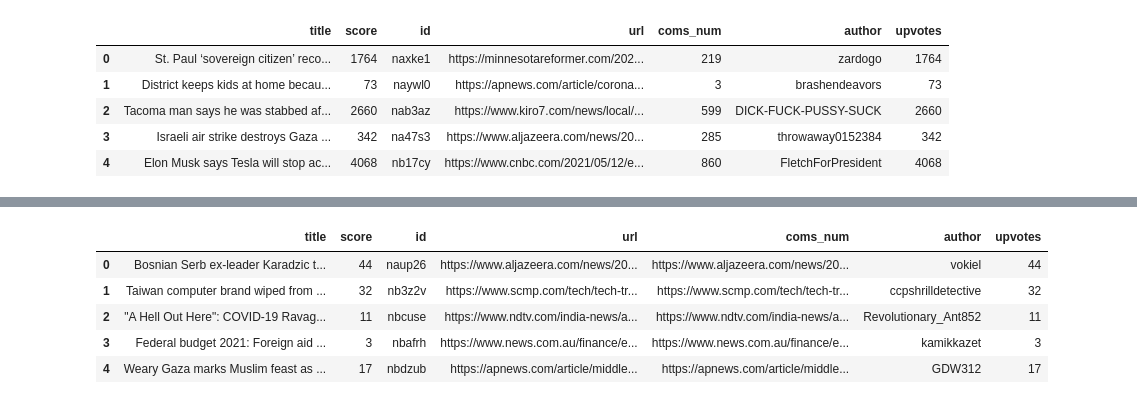
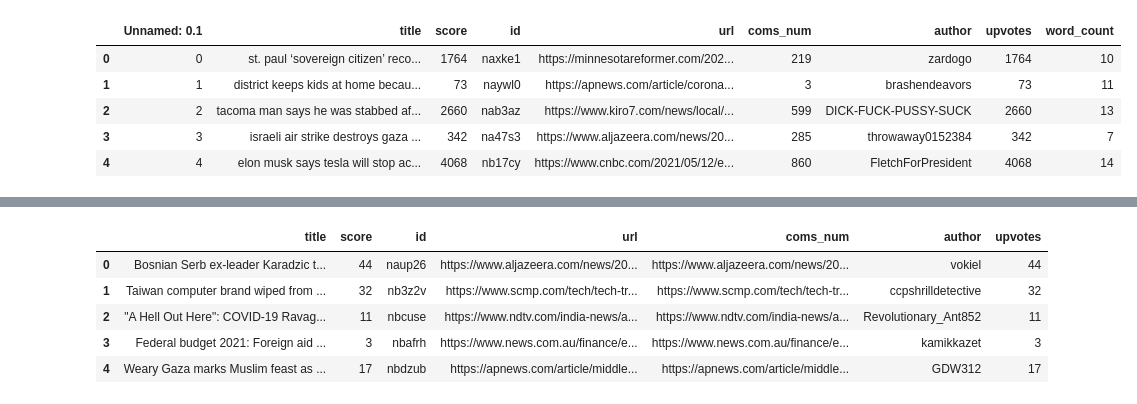
Before and after one commit to evan-dimartinis/447-Project, a Jupyter notebook: exploratory.ipynb, the cells around one changed output, grey strips where cells are left out. Cells and saved outputs as stored; diff of their text form; code cells hidden in the pictures.

```diff
--- a/exploratory.ipynb
+++ b/exploratory.ipynb
@@ -10,15 +10,15 @@ from nltk.corpus import stopwords
 from nltk.stem import WordNetLemmatizer
 import seaborn as sns
 # %%
-US_df = pd.read_csv("US2021.csv", index_col=0)
+US_df = pd.read_csv("cleaned_US2021.csv", index_col=0)
 US_df.head()
 # %% [output]
-|  | title | score | id | url | coms_num | author | upvotes |
-| 0 | St. Paul ‘sovereign citizen’ reco... | 1764 | naxke1 | https://minnesotareformer.com/202... | 219 | zardogo | 1764 |
-| 1 | District keeps kids at home becau... | 73 | naywl0 | https://apnews.com/article/corona... | 3 | brashendeavors | 73 |
-| 2 | Tacoma man says he was stabbed af... | 2660 | nab3az | https://www.kiro7.com/news/local/... | 599 | DICK-FUCK-PUSSY-SUCK | 2660 |
-| 3 | Israeli air strike destroys Gaza ... | 342 | na47s3 | https://www.aljazeera.com/news/20... | 285 | throwaway0152384 | 342 |
-| 4 | Elon Musk says Tesla will stop ac... | 4068 | nb17cy | https://www.cnbc.com/2021/05/12/e... | 860 | FletchForPresident | 4068 |
+|  | Unnamed: 0.1 | title | score | id | url | coms_num | author | upvotes | word_count |
+| 0 | 0 | st. paul ‘sovereign citizen’ reco... | 1764 | naxke1 | https://minnesotareformer.com/202... | 219 | zardogo | 1764 | 10 |
+| 1 | 1 | district keeps kids at home becau... | 73 | naywl0 | https://apnews.com/article/corona... | 3 | brashendeavors | 73 | 11 |
+| 2 | 2 | tacoma man says he was stabbed af... | 2660 | nab3az | https://www.kiro7.com/news/local/... | 599 | DICK-FUCK-PUSSY-SUCK | 2660 | 13 |
+| 3 | 3 | israeli air strike destroys gaza ... | 342 | na47s3 | https://www.aljazeera.com/news/20... | 285 | throwaway0152384 | 342 | 7 |
+| 4 | 4 | elon musk says tesla will stop ac... | 4068 | nb17cy | https://www.cnbc.com/2021/05/12/e... | 860 | FletchForPresident | 4068 | 14 |
 # %%
 titles = " ".join(US_df["title"])
 words = word_tokenize(titles)
```
Also changed, not shown: parts of 10 cells of this notebook, 1 other file.
